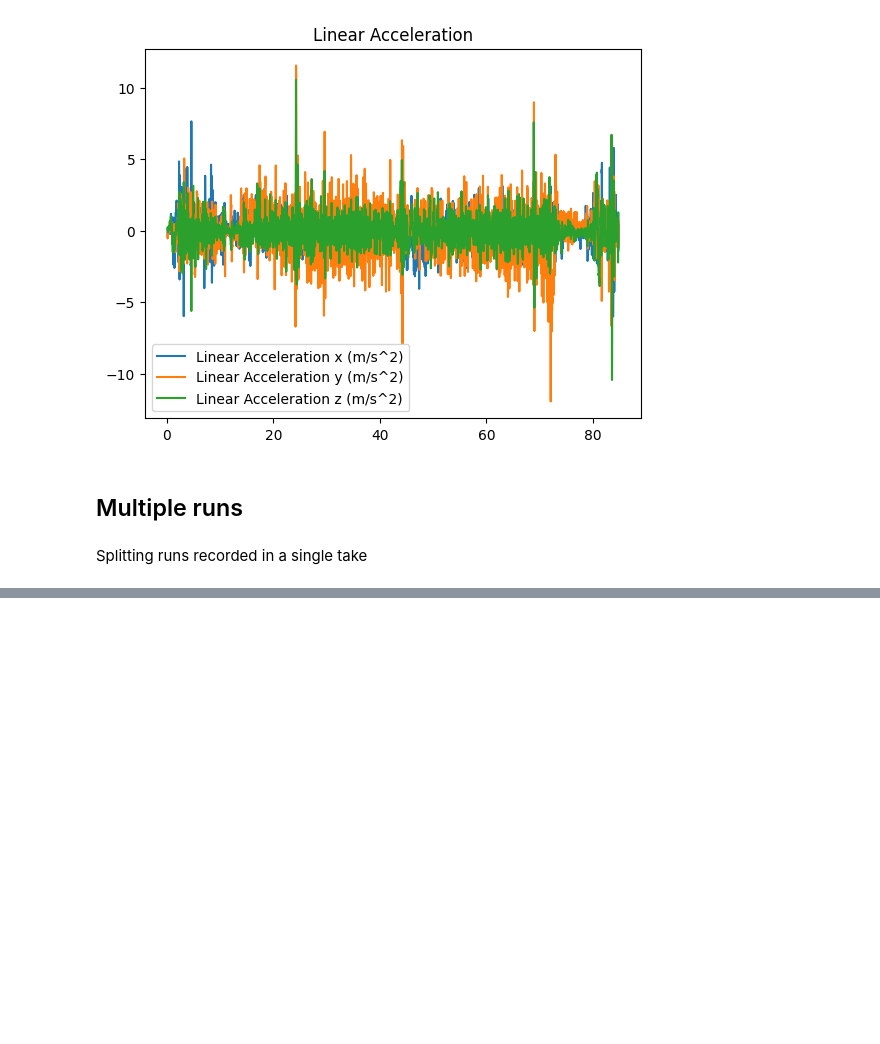
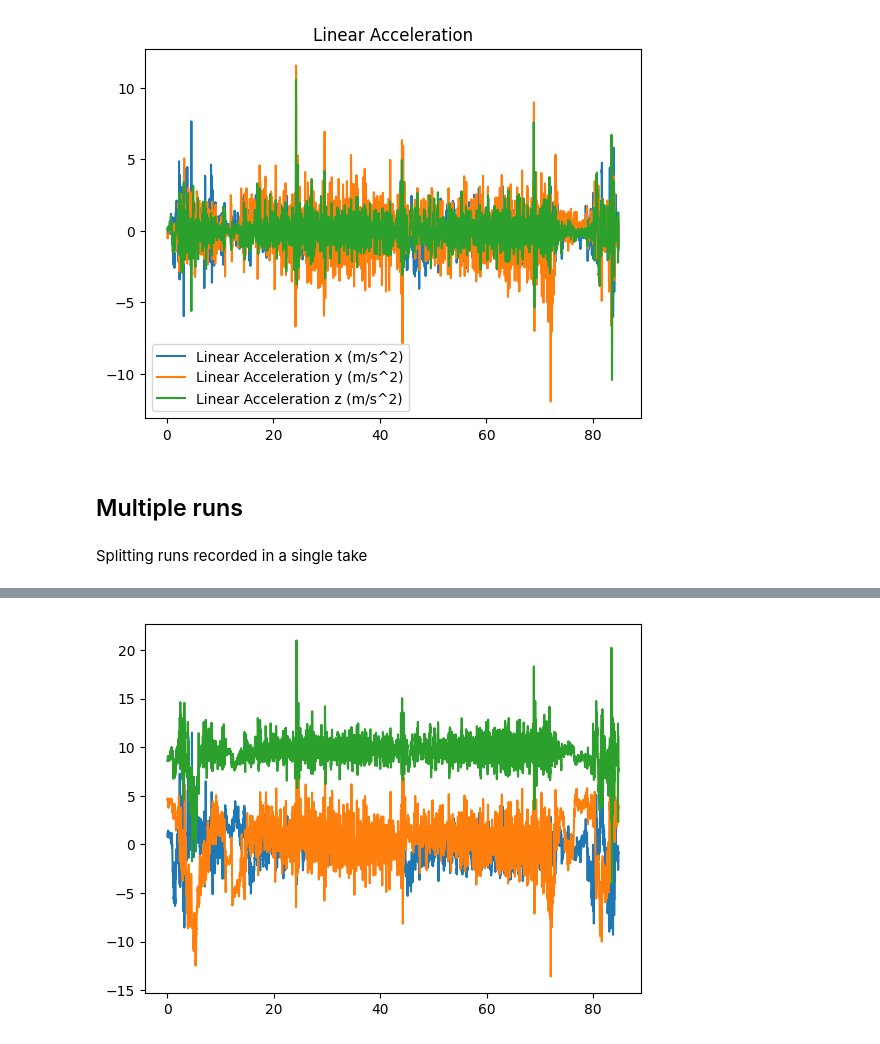
Before and after one commit to michelexyz/ML4QS-bike-user-recognition, a Jupyter notebook: aggregating_data.ipynb, the cells around one changed output, grey strips where cells are left out. Drawn from its saved outputs; the diff is of its cells as text; code cells hidden in the pictures; blank space fills up the shorter version.

```diff
--- a/aggregating_data.ipynb
+++ b/aggregating_data.ipynb
@@ -233,0 +257,5 @@ Splitting runs recorded in a single take
+# %%
+for col in value_col:
+    plt.plot(accelerometer[time_col], accelerometer[col], label=col)
+# %% [output]
+[figure, added]
```
Also changed, not shown: parts of 7 cells of this notebook, 1 other file.
